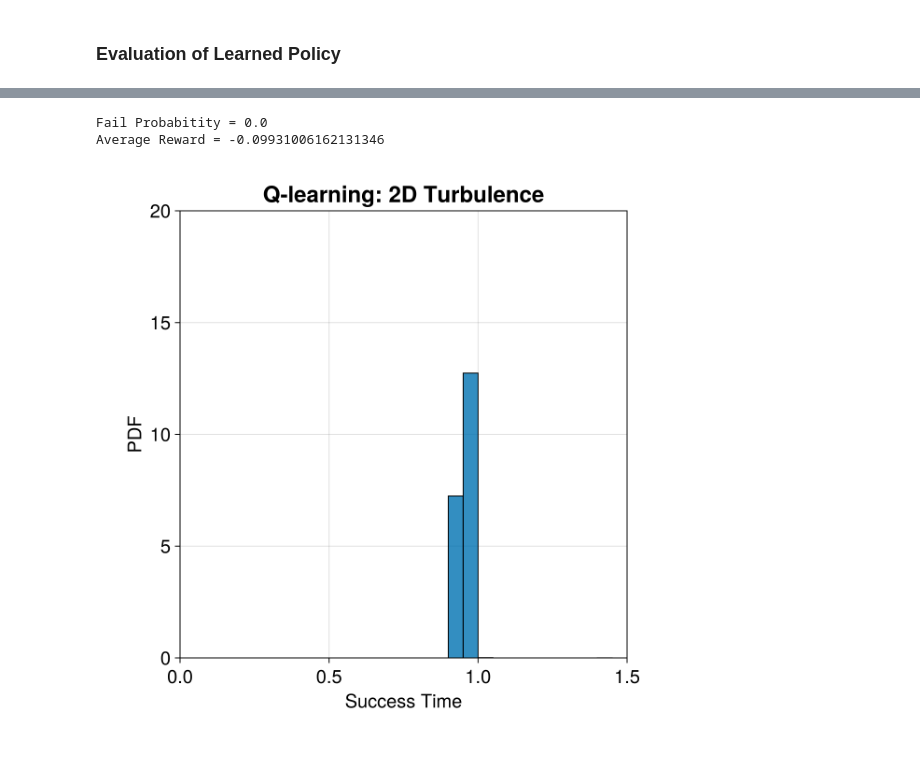
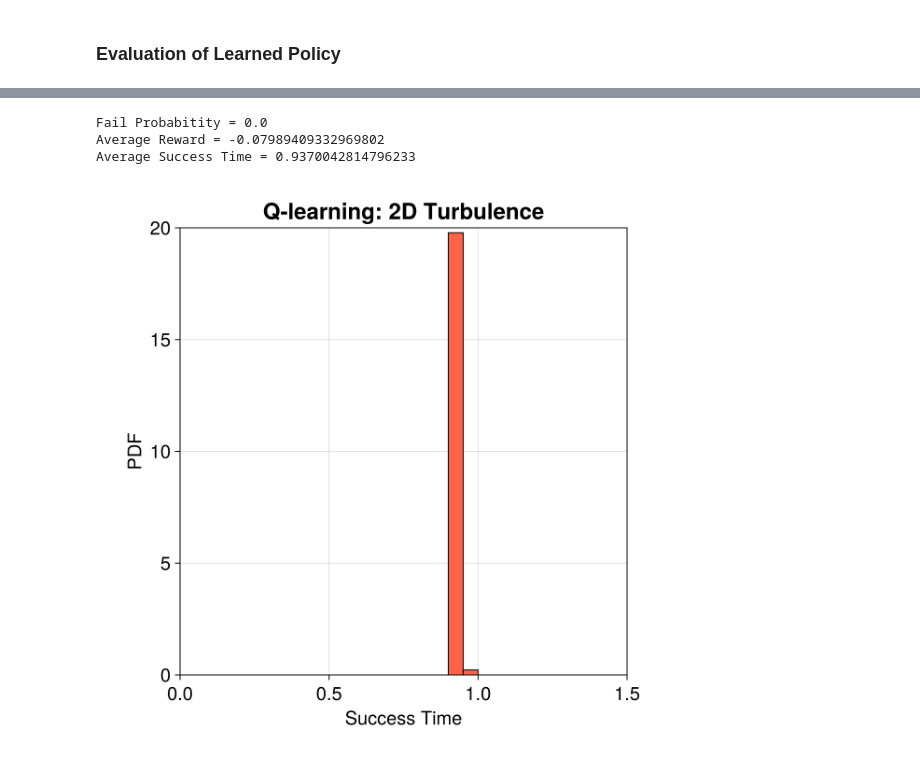
Before and after one commit to parfenyev/opt-navig, a Jupyter notebook: Reinforcement Learning/Q-learning/2D Turbulence/2d-turb-time.ipynb, the cells around one changed output, grey strips where cells are left out. Drawn from its saved outputs; the diff is of its cells as text; code cells hidden in the pictures.

```diff
--- a/Reinforcement Learning/Q-learning/2D Turbulence/2d-turb-time.ipynb
+++ b/Reinforcement Learning/Q-learning/2D Turbulence/2d-turb-time.ipynb
@@ -66,7 +66,7 @@ Va = 0.3*u0 # agent's velocity
 Na = 8 # number of actions
 
 n_episodes = 5000 # number of episodes for evaluation
-n_train = 20000 # number of episodes for training
+n_train = 100000 # number of episodes for training
 
 T_free = sqrt((xB-xA)^2+(yB-yA)^2)/Va
 T_max = 5*T_free
@@ -162,12 +162,12 @@ nothing
 r_tracks = []
 
 # learning rate for Q-function
-α = 0.05
+α = 0.04
 
 # adaptive epsilon (exp-decay with cut-off)
 epsilon_start = 1.0
 epsilon_end = 0.01
-epsilon_decay = 0.9995
+epsilon_decay = 0.9999
 epsilon = epsilon_start
 
 for i in 1:n_train
@@ -187,7 +187,7 @@ for i in 1:n_train
     while (is_terminal(x_now, y_now)==false)&&(step*Δt<T_max)
         sx_now, sy_now = get_tile(x_now, y_now)
         θ_now = choose_action(sx_now,sy_now)
-        action_num = 4+round(Int, 4*θ_now/π)
+        action_num = round(Int,Na/2)+round(Int, Na*θ_now/(2*π))
 
         x_next, y_next = next_state(x_now, y_now, step*Δt, θ_now)
         step+=1
@@ -372,31 +448,36 @@ i = 200
 # %%
+using Statistics
+
 times_EV = zeros(Int(sum(success_EV)))
 count_EV = 0
 
 for i in 1:n_episodes
     if success_EV[i]==1
         count_EV+=1
         times_EV[count_EV] = length(x_tracks_EV[i])*Δt
     end
 end
 
 println("Fail Probabitity = ", 1-sum(success_EV)/n_episodes)
 println("Average Reward = ", sum(r_tracks_EV)/n_episodes)
+println("Average Success Time = ", mean(times_EV))
 
 fig = Figure(size = (600, 600))
 
 ax = Axis(fig[1, 1],
     title = "Q-learning: 2D Turbulence", titlesize=24,
     xlabel = "Success Time", xlabelsize=20, xticklabelsize=20,
     ylabel = "PDF", ylabelsize=20, yticklabelsize=20,
     aspect = 1, limits = ((0, 1.5), (0,20))
 )
 
-hist!(ax, times_EV, normalization = :pdf, bins=0:0.05:1.5, strokewidth = 1, strokecolor = :black)
+hist!(ax, times_EV, normalization = :pdf, bins=0:0.05:1.5, strokewidth = 1,
+        strokecolor = :black, color=:tomato)
 
 save("2d-turb-time + success times.pdf", fig)
 fig
 # %% [output]
 Fail Probabitity = 0.0
-Average Reward = -0.09931006162131346
+Average Reward = -0.07989409332969802
+Average Success Time = 0.9370042814796233
-[figure, old version]
+[figure, new version]
```
Also changed, not shown: parts of 6 cells of this notebook, 5 other files.
